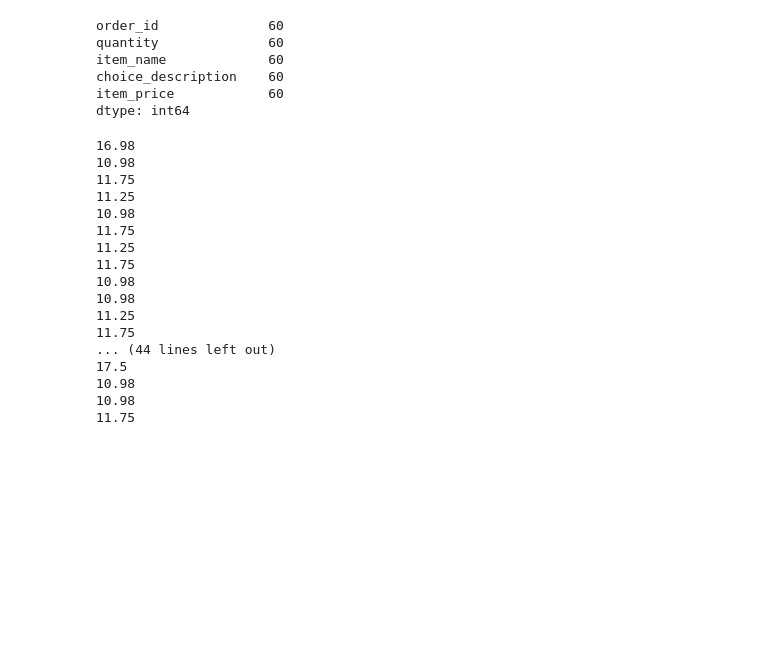
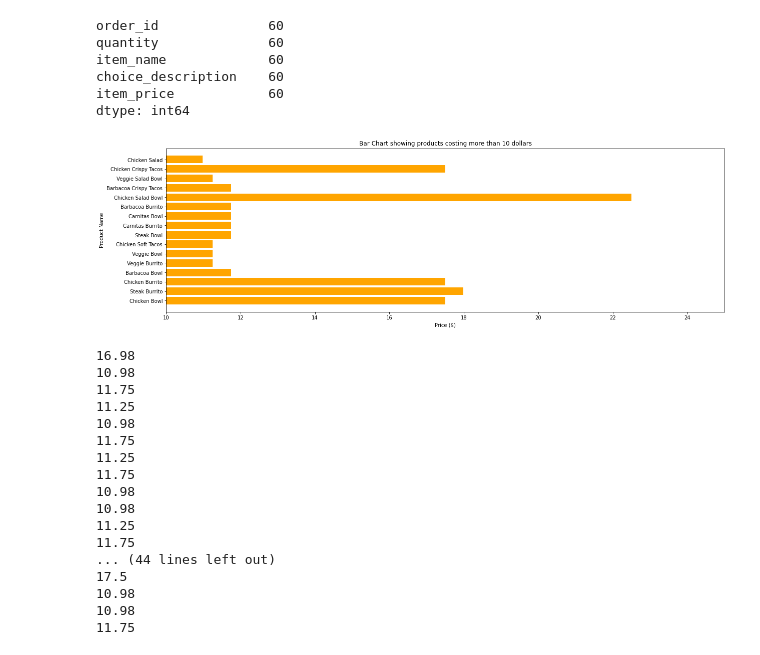
Before and after one commit to steffieMD/Sales-Data-Task-2, a Jupyter notebook: Data set TASK 2.ipynb, the cells around one changed output. Cells and saved outputs as stored; diff of their text form; code cells hidden in the pictures; blank space fills up the shorter version.

Commit message:
Add files via upload
Update!
I've included the visualization of all the data extracted from the sales data frame. :)

```diff
--- a/Data set TASK 2.ipynb
+++ b/Data set TASK 2.ipynb
@@ -54,6 +58,21 @@ item_name             60
 choice_description    60
 item_price            60
 dtype: int64
+# %%
+# MAKE A PLOT SHOWING PRODUCTS COSTING MORE THAN 10 DOLLARS
+# Create data showing items greater than 10 dollars
+more_than_10 = sales_data[sales_data['item_price'] > 10]
+more_than_10
+
+# Plot data
+fig, ax = plt.subplots(figsize = (20,6))
+ax.barh(list(more_than_10['item_name']), list(more_than_10['item_price']), color ='orange');
+ax.set(title = 'Bar Chart showing products costing more than 10 dollars',
+      ylabel='Product Name',
+      xlabel = 'Price ($)')
+ax.set_xlim(10,25);
+# %% [output]
+[figure, added]
 # %%
 # How many products cost more than 10.00 dollars?
 for x in sales_data['item_price']:
```
Also changed, not shown: parts of 6 cells of this notebook.
